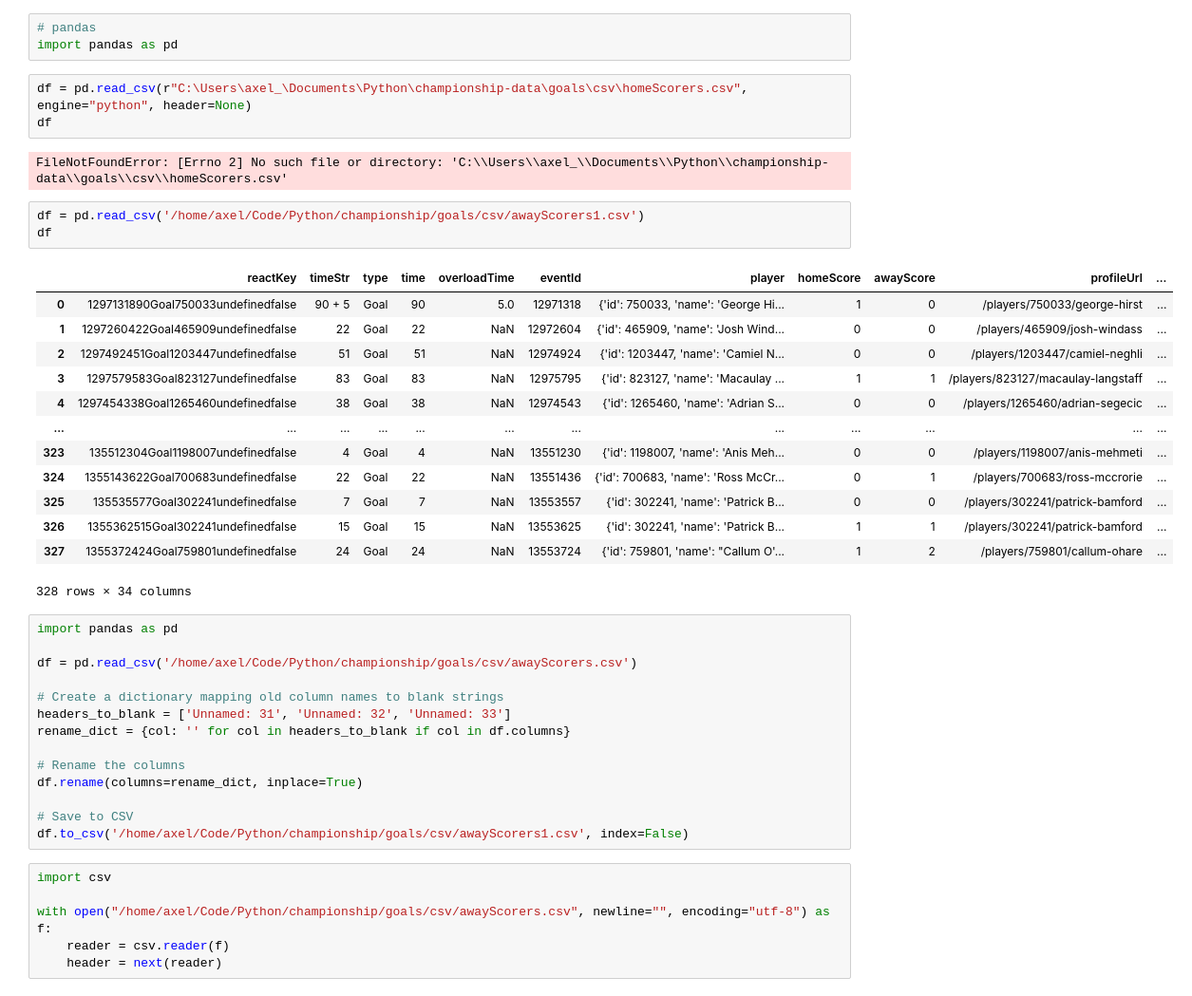
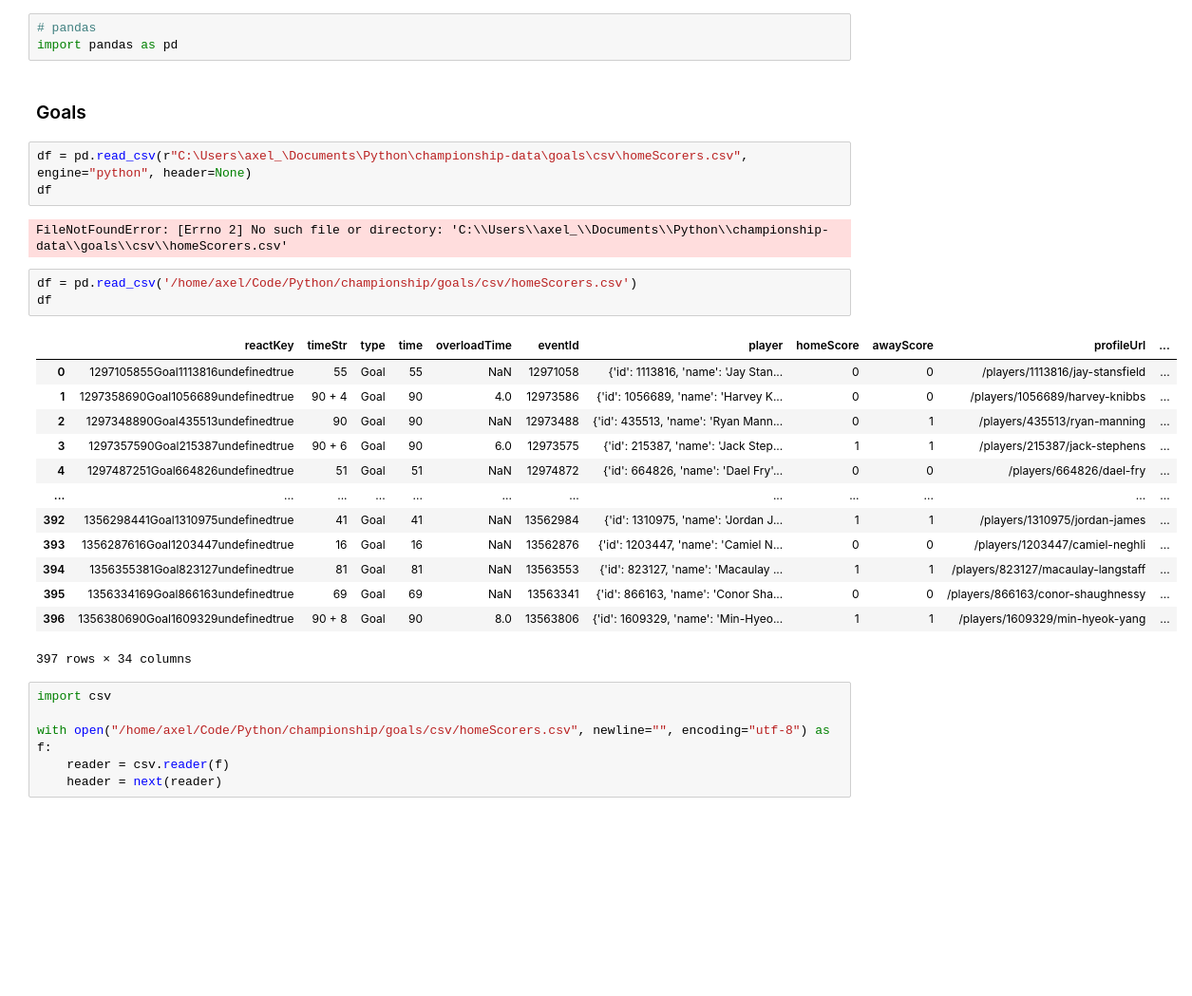
Before and after one commit to axelbol/championship-data, a Jupyter notebook: analysis.ipynb, the cells around one changed output. Shown at 95% size. Cells and saved outputs as stored; diff of their text form; blank space fills up the shorter version.

```diff
--- a/analysis.ipynb
+++ b/analysis.ipynb
@@ -1,46 +1,34 @@
 # %%
 # pandas
 import pandas as pd
+# %% [markdown]
+### Goals
 # %%
 df = pd.read_csv(r"C:\Users\axel_\Documents\Python\championship-data\goals\csv\homeScorers.csv", engine="python", header=None)
 df
 # %% [output]
 FileNotFoundError: [Errno 2] No such file or directory: 'C:\\Users\\axel_\\Documents\\Python\\championship-data\\goals\\csv\\homeScorers.csv'
 # %%
-df = pd.read_csv('/home/axel/Code/Python/championship/goals/csv/awayScorers1.csv')
+df = pd.read_csv('/home/axel/Code/Python/championship/goals/csv/homeScorers.csv')
 df
 # %% [output]
 |  | reactKey | timeStr | type | time | overloadTime | eventId | player | homeScore | awayScore | profileUrl | ... |
-| 0 | 1297131890Goal750033undefinedfalse | 90 + 5 | Goal | 90 | 5.0 | 12971318 | {'id': 750033, 'name': 'George Hi... | 1 | 0 | /players/750033/george-hirst | ... |
-| 1 | 1297260422Goal465909undefinedfalse | 22 | Goal | 22 | NaN | 12972604 | {'id': 465909, 'name': 'Josh Wind... | 0 | 0 | /players/465909/josh-windass | ... |
-| 2 | 1297492451Goal1203447undefinedfalse | 51 | Goal | 51 | NaN | 12974924 | {'id': 1203447, 'name': 'Camiel N... | 0 | 0 | /players/1203447/camiel-neghli | ... |
-| 3 | 1297579583Goal823127undefinedfalse | 83 | Goal | 83 | NaN | 12975795 | {'id': 823127, 'name': 'Macaulay ... | 1 | 1 | /players/823127/macaulay-langstaff | ... |
-| 4 | 1297454338Goal1265460undefinedfalse | 38 | Goal | 38 | NaN | 12974543 | {'id': 1265460, 'name': 'Adrian S... | 0 | 0 | /players/1265460/adrian-segecic | ... |
+| 0 | 1297105855Goal1113816undefinedtrue | 55 | Goal | 55 | NaN | 12971058 | {'id': 1113816, 'name': 'Jay Stan... | 0 | 0 | /players/1113816/jay-stansfield | ... |
+| 1 | 1297358690Goal1056689undefinedtrue | 90 + 4 | Goal | 90 | 4.0 | 12973586 | {'id': 1056689, 'name': 'Harvey K... | 0 | 0 | /players/1056689/harvey-knibbs | ... |
+| 2 | 1297348890Goal435513undefinedtrue | 90 | Goal | 90 | NaN | 12973488 | {'id': 435513, 'name': 'Ryan Mann... | 0 | 1 | /players/435513/ryan-manning | ... |
+| 3 | 1297357590Goal215387undefinedtrue | 90 + 6 | Goal | 90 | 6.0 | 12973575 | {'id': 215387, 'name': 'Jack Step... | 1 | 1 | /players/215387/jack-stephens | ... |
+| 4 | 1297487251Goal664826undefinedtrue | 51 | Goal | 51 | NaN | 12974872 | {'id': 664826, 'name': 'Dael Fry'... | 0 | 0 | /players/664826/dael-fry | ... |
 | ... | ... | ... | ... | ... | ... | ... | ... | ... | ... | ... | ... |
-| 323 | 135512304Goal1198007undefinedfalse | 4 | Goal | 4 | NaN | 13551230 | {'id': 1198007, 'name': 'Anis Meh... | 0 | 0 | /players/1198007/anis-mehmeti | ... |
-| 324 | 1355143622Goal700683undefinedfalse | 22 | Goal | 22 | NaN | 13551436 | {'id': 700683, 'name': 'Ross McCr... | 0 | 1 | /players/700683/ross-mccrorie | ... |
-| 325 | 135535577Goal302241undefinedfalse | 7 | Goal | 7 | NaN | 13553557 | {'id': 302241, 'name': 'Patrick B... | 0 | 0 | /players/302241/patrick-bamford | ... |
-| 326 | 1355362515Goal302241undefinedfalse | 15 | Goal | 15 | NaN | 13553625 | {'id': 302241, 'name': 'Patrick B... | 1 | 1 | /players/302241/patrick-bamford | ... |
-| 327 | 1355372424Goal759801undefinedfalse | 24 | Goal | 24 | NaN | 13553724 | {'id': 759801, 'name': "Callum O'... | 1 | 2 | /players/759801/callum-ohare | ... |
+| 392 | 1356298441Goal1310975undefinedtrue | 41 | Goal | 41 | NaN | 13562984 | {'id': 1310975, 'name': 'Jordan J... | 1 | 1 | /players/1310975/jordan-james | ... |
+| 393 | 1356287616Goal1203447undefinedtrue | 16 | Goal | 16 | NaN | 13562876 | {'id': 1203447, 'name': 'Camiel N... | 0 | 0 | /players/1203447/camiel-neghli | ... |
+| 394 | 1356355381Goal823127undefinedtrue | 81 | Goal | 81 | NaN | 13563553 | {'id': 823127, 'name': 'Macaulay ... | 1 | 1 | /players/823127/macaulay-langstaff | ... |
+| 395 | 1356334169Goal866163undefinedtrue | 69 | Goal | 69 | NaN | 13563341 | {'id': 866163, 'name': 'Conor Sha... | 0 | 0 | /players/866163/conor-shaughnessy | ... |
+| 396 | 1356380690Goal1609329undefinedtrue | 90 + 8 | Goal | 90 | 8.0 | 13563806 | {'id': 1609329, 'name': 'Min-Hyeo... | 1 | 1 | /players/1609329/min-hyeok-yang | ... |
-328 rows × 34 columns
+397 rows × 34 columns
-# %%
-import pandas as pd
-
-df = pd.read_csv('/home/axel/Code/Python/championship/goals/csv/awayScorers.csv')
-
-# Create a dictionary mapping old column names to blank strings
-headers_to_blank = ['Unnamed: 31', 'Unnamed: 32', 'Unnamed: 33']
-rename_dict = {col: '' for col in headers_to_blank if col in df.columns}
-
-# Rename the columns
-df.rename(columns=rename_dict, inplace=True)
-
-# Save to CSV
-df.to_csv('/home/axel/Code/Python/championship/goals/csv/awayScorers1.csv', index=False)
 # %%
 import csv
 
-with open("/home/axel/Code/Python/championship/goals/csv/awayScorers.csv", newline="", encoding="utf-8") as f:
+with open("/home/axel/Code/Python/championship/goals/csv/homeScorers.csv", newline="", encoding="utf-8") as f:
     reader = csv.reader(f)
     header = next(reader)
 # %%
```
Also changed, not shown: parts of 10 cells of this notebook, 29 other files.
